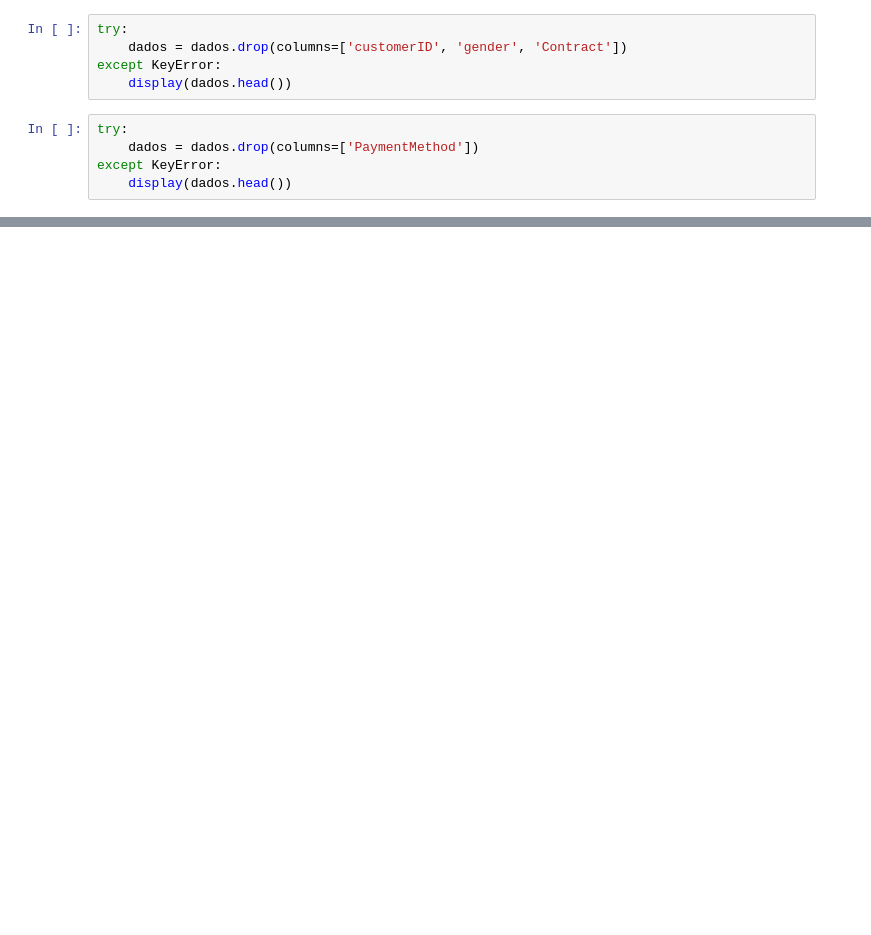
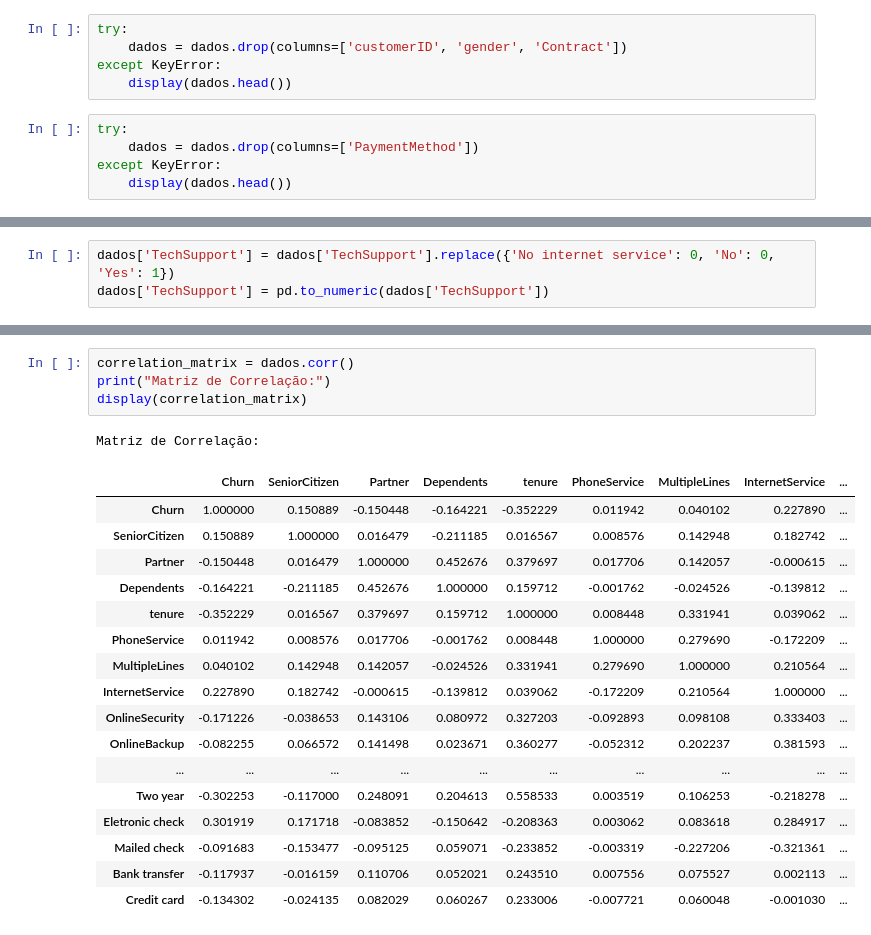
Before and after one commit to Housenkan/ChallengeAluraTelecomX_Part_2, a Jupyter notebook: TelecomX_Parte_2.ipynb, the cells around one changed output, grey strips where cells are left out. Cells and saved outputs as stored; diff of their text form; blank space fills up the shorter version.

```diff
--- a/TelecomX_Parte_2.ipynb
+++ b/TelecomX_Parte_2.ipynb
@@ -61,0 +82,3 @@ Não há um desequilíbrio significativo entre as classes Churn e Não Churn.
+# %%
+dados['TechSupport'] = dados['TechSupport'].replace({'No internet service': 0, 'No': 0, 'Yes': 1})
+dados['TechSupport'] = pd.to_numeric(dados['TechSupport'])
@@ -61,0 +165,23 @@ Não há um desequilíbrio significativo entre as classes Churn e Não Churn.
+# %%
+correlation_matrix = dados.corr()
+print("Matriz de Correlação:")
+display(correlation_matrix)
+# %% [output]
+Matriz de Correlação:
+|  | Churn | SeniorCitizen | Partner | Dependents | tenure | PhoneService | MultipleLines | InternetService | ... |
+| Churn | 1.000000 | 0.150889 | -0.150448 | -0.164221 | -0.352229 | 0.011942 | 0.040102 | 0.227890 | ... |
+| SeniorCitizen | 0.150889 | 1.000000 | 0.016479 | -0.211185 | 0.016567 | 0.008576 | 0.142948 | 0.182742 | ... |
+| Partner | -0.150448 | 0.016479 | 1.000000 | 0.452676 | 0.379697 | 0.017706 | 0.142057 | -0.000615 | ... |
+| Dependents | -0.164221 | -0.211185 | 0.452676 | 1.000000 | 0.159712 | -0.001762 | -0.024526 | -0.139812 | ... |
+| tenure | -0.352229 | 0.016567 | 0.379697 | 0.159712 | 1.000000 | 0.008448 | 0.331941 | 0.039062 | ... |
+| PhoneService | 0.011942 | 0.008576 | 0.017706 | -0.001762 | 0.008448 | 1.000000 | 0.279690 | -0.172209 | ... |
+| MultipleLines | 0.040102 | 0.142948 | 0.142057 | -0.024526 | 0.331941 | 0.279690 | 1.000000 | 0.210564 | ... |
+| InternetService | 0.227890 | 0.182742 | -0.000615 | -0.139812 | 0.039062 | -0.172209 | 0.210564 | 1.000000 | ... |
+| OnlineSecurity | -0.171226 | -0.038653 | 0.143106 | 0.080972 | 0.327203 | -0.092893 | 0.098108 | 0.333403 | ... |
+| OnlineBackup | -0.082255 | 0.066572 | 0.141498 | 0.023671 | 0.360277 | -0.052312 | 0.202237 | 0.381593 | ... |
+| ... | ... | ... | ... | ... | ... | ... | ... | ... | ... |
+| Two year | -0.302253 | -0.117000 | 0.248091 | 0.204613 | 0.558533 | 0.003519 | 0.106253 | -0.218278 | ... |
+| Eletronic check | 0.301919 | 0.171718 | -0.083852 | -0.150642 | -0.208363 | 0.003062 | 0.083618 | 0.284917 | ... |
+| Mailed check | -0.091683 | -0.153477 | -0.095125 | 0.059071 | -0.233852 | -0.003319 | -0.227206 | -0.321361 | ... |
+| Bank transfer | -0.117937 | -0.016159 | 0.110706 | 0.052021 | 0.243510 | 0.007556 | 0.075527 | 0.002113 | ... |
+| Credit card | -0.134302 | -0.024135 | 0.082029 | 0.060267 | 0.233006 | -0.007721 | 0.060048 | -0.001030 | ... |
```
Also changed, not shown: parts of 16 cells of this notebook.
